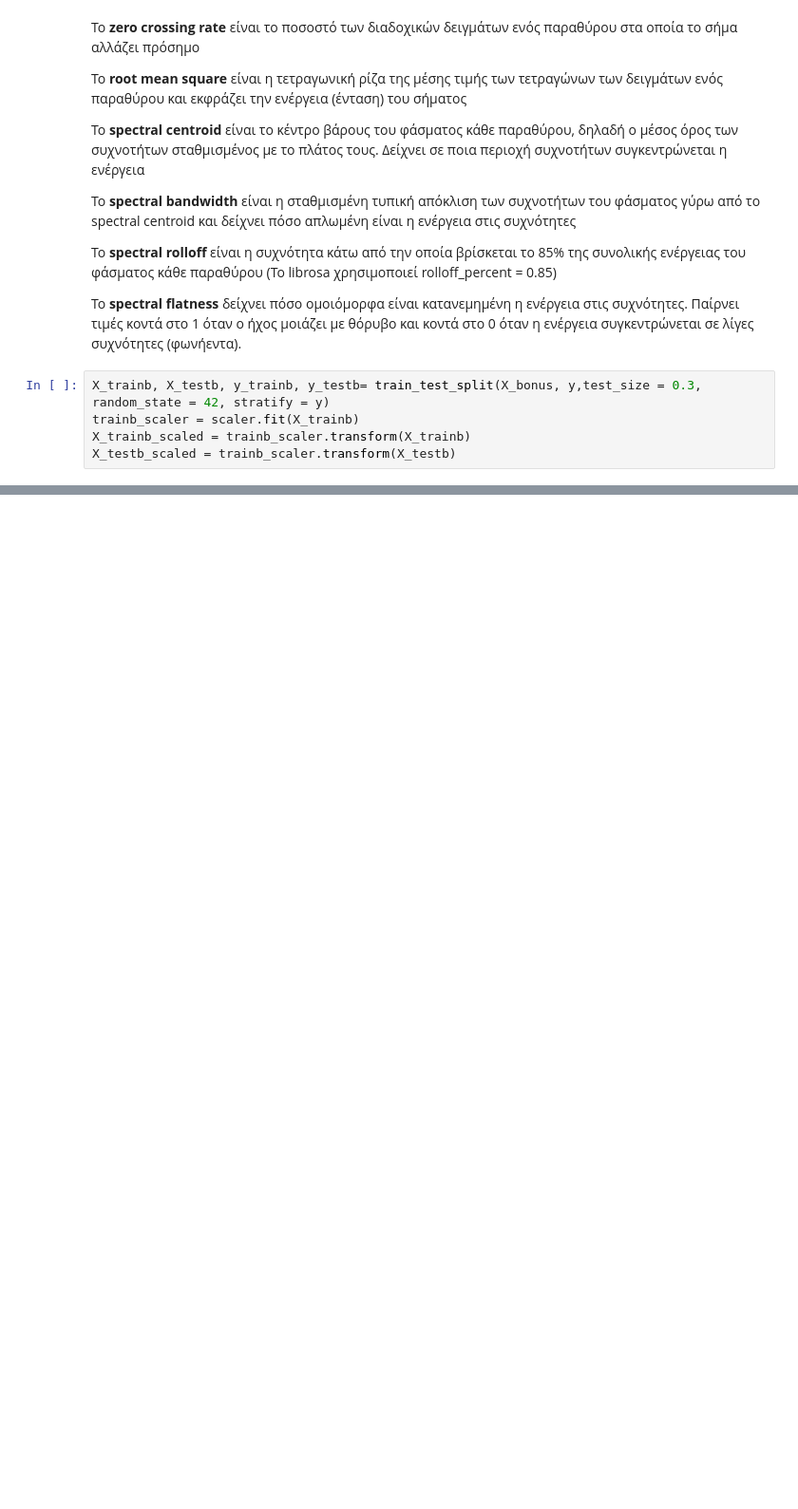
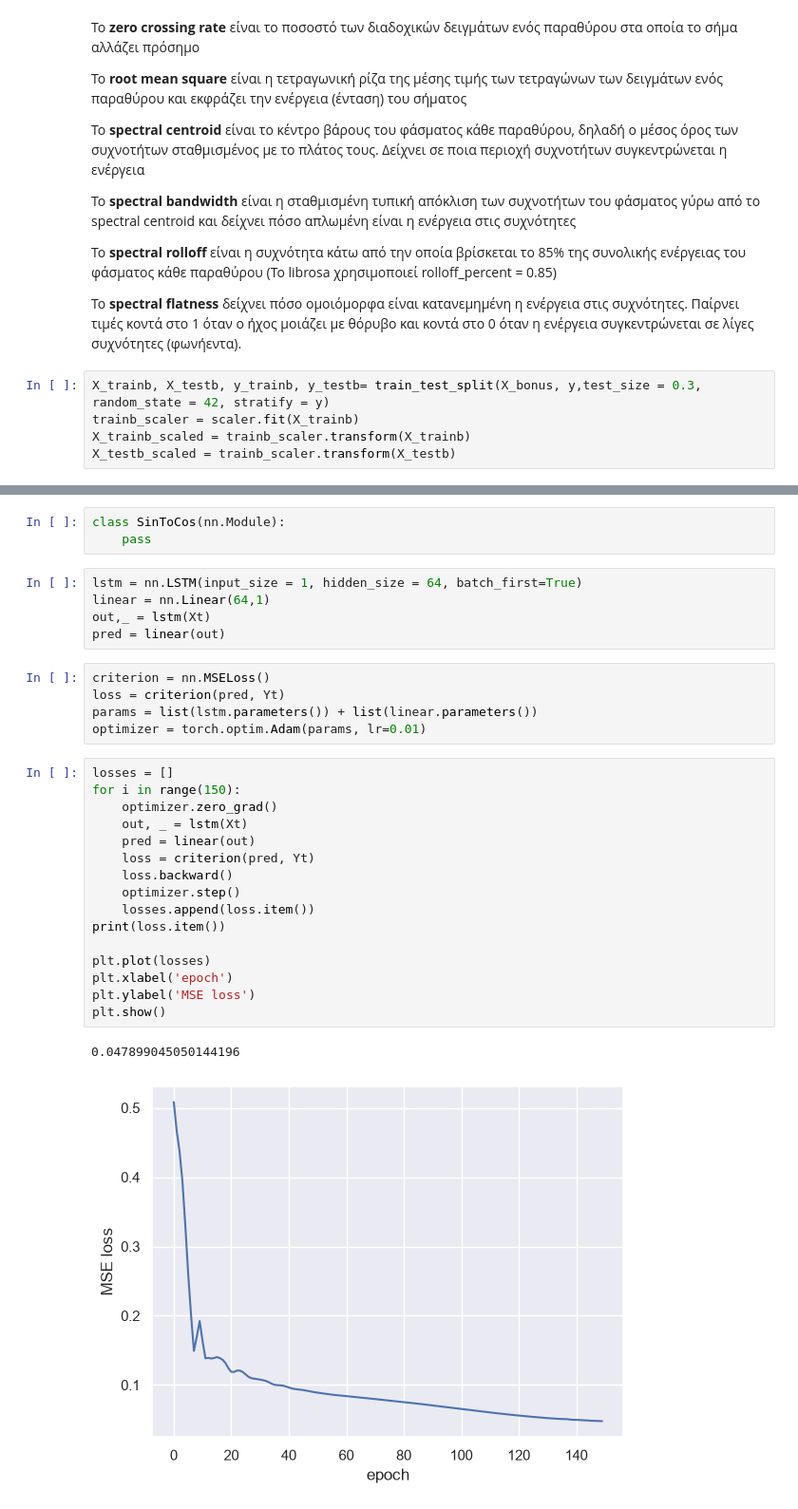
Before and after one commit to AngelosPapageorgiou/PatRecoLab1, a Jupyter notebook: PatReco_lab1.ipynb, the cells around one changed output, grey strips where cells are left out. Shown at 95% size. Cells and saved outputs as stored; diff of their text form; blank space fills up the shorter version.

```diff
--- a/PatReco_lab1.ipynb
+++ b/PatReco_lab1.ipynb
@@ -434,0 +546,32 @@ for c in classifiers:
+# %%
+class SinToCos(nn.Module):
+    pass
+# %%
+lstm = nn.LSTM(input_size = 1, hidden_size = 64, batch_first=True)
+linear = nn.Linear(64,1)
+out,_ = lstm(Xt)
+pred = linear(out)
+# %%
+criterion = nn.MSELoss()
+loss = criterion(pred, Yt)
+params = list(lstm.parameters()) + list(linear.parameters())
+optimizer = torch.optim.Adam(params, lr=0.01)
+# %%
+losses = []
+for i in range(150):
+    optimizer.zero_grad()
+    out, _ = lstm(Xt)
+    pred = linear(out)
+    loss = criterion(pred, Yt)
+    loss.backward()
+    optimizer.step()
+    losses.append(loss.item())
+print(loss.item())
+
+plt.plot(losses)
+plt.xlabel('epoch')
+plt.ylabel('MSE loss')
+plt.show()
+# %% [output]
+0.047899045050144196
+[figure, added]
```
Also changed, not shown: parts of 25 cells of this notebook.
